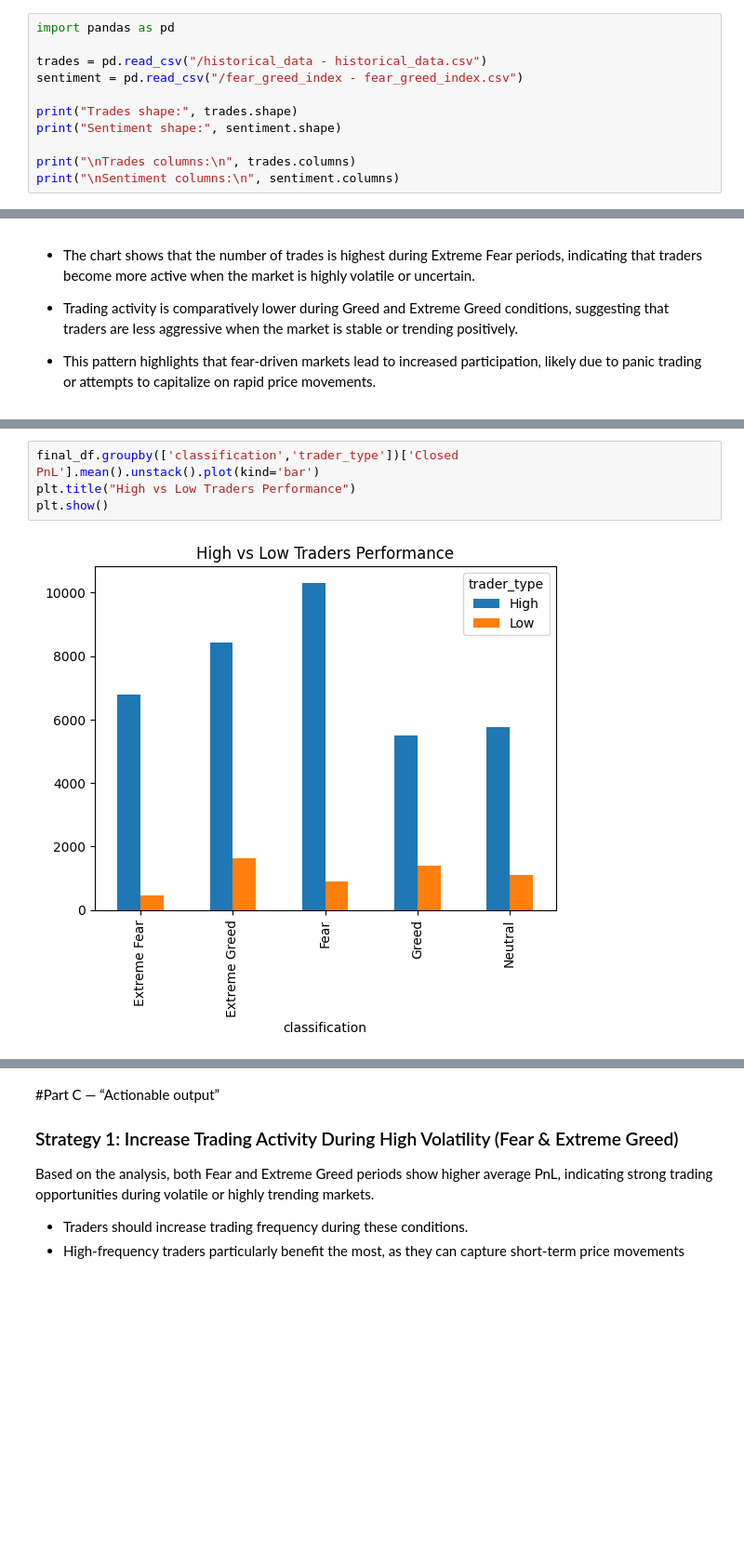
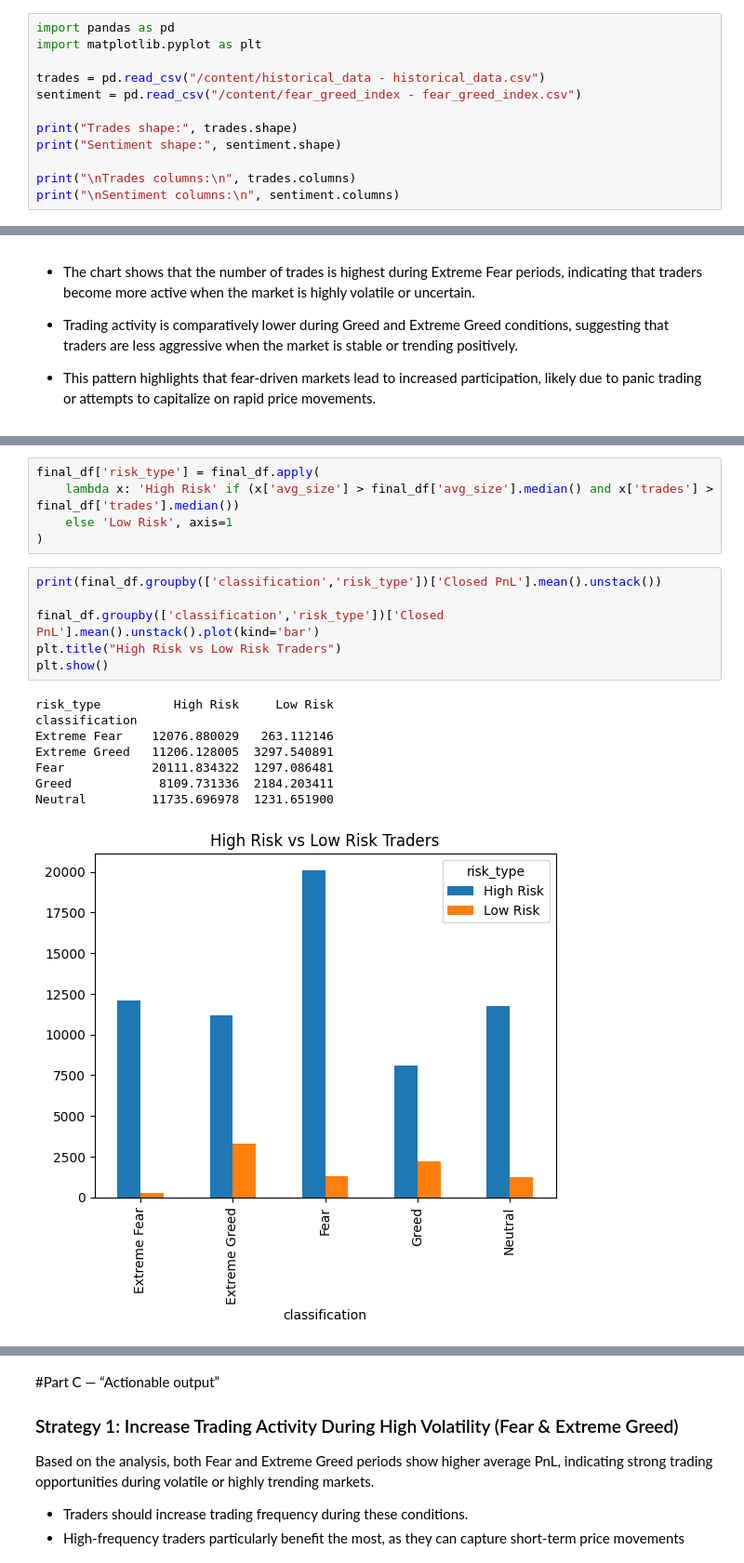
Before and after one commit to parasssssss/trader-sentiment-analysis, a Jupyter notebook: notebook/Primetrade_ai_round_0_.ipynb, the cells around one changed output, grey strips where cells are left out. Shown at 93% size. Cells and saved outputs as stored; diff of their text form; blank space fills up the shorter version.

```diff
--- a/notebook/Primetrade_ai_round_0_.ipynb
+++ b/notebook/Primetrade_ai_round_0_.ipynb
@@ -4,9 +4,10 @@
 # Part A — Data preparation (must-have)
 # %%
 import pandas as pd
+import matplotlib.pyplot as plt
 
-trades = pd.read_csv("/historical_data - historical_data.csv")
-sentiment = pd.read_csv("/fear_greed_index - fear_greed_index.csv")
+trades = pd.read_csv("/content/historical_data - historical_data.csv")
+sentiment = pd.read_csv("/content/fear_greed_index - fear_greed_index.csv")
 
 print("Trades shape:", trades.shape)
 print("Sentiment shape:", sentiment.shape)
@@ -339,6 +418,20 @@ plt.show()
+# %%
+final_df['risk_type'] = final_df.apply(
+    lambda x: 'High Risk' if (x['avg_size'] > final_df['avg_size'].median() and x['trades'] > final_df['trades'].median())
+    else 'Low Risk', axis=1
+)
 # %%
-final_df.groupby(['classification','trader_type'])['Closed PnL'].mean().unstack().plot(kind='bar')
-plt.title("High vs Low Traders Performance")
+print(final_df.groupby(['classification','risk_type'])['Closed PnL'].mean().unstack())
+
+final_df.groupby(['classification','risk_type'])['Closed PnL'].mean().unstack().plot(kind='bar')
+plt.title("High Risk vs Low Risk Traders")
 plt.show()
 # %% [output]
+risk_type          High Risk     Low Risk
+classification
+Extreme Fear    12076.880029   263.112146
+Extreme Greed   11206.128005  3297.540891
+Fear            20111.834322  1297.086481
+Greed            8109.731336  2184.203411
+Neutral         11735.696978  1231.651900
-[figure, old version]
+[figure, new version]
```
Also changed, not shown: parts of 51 cells of this notebook.
